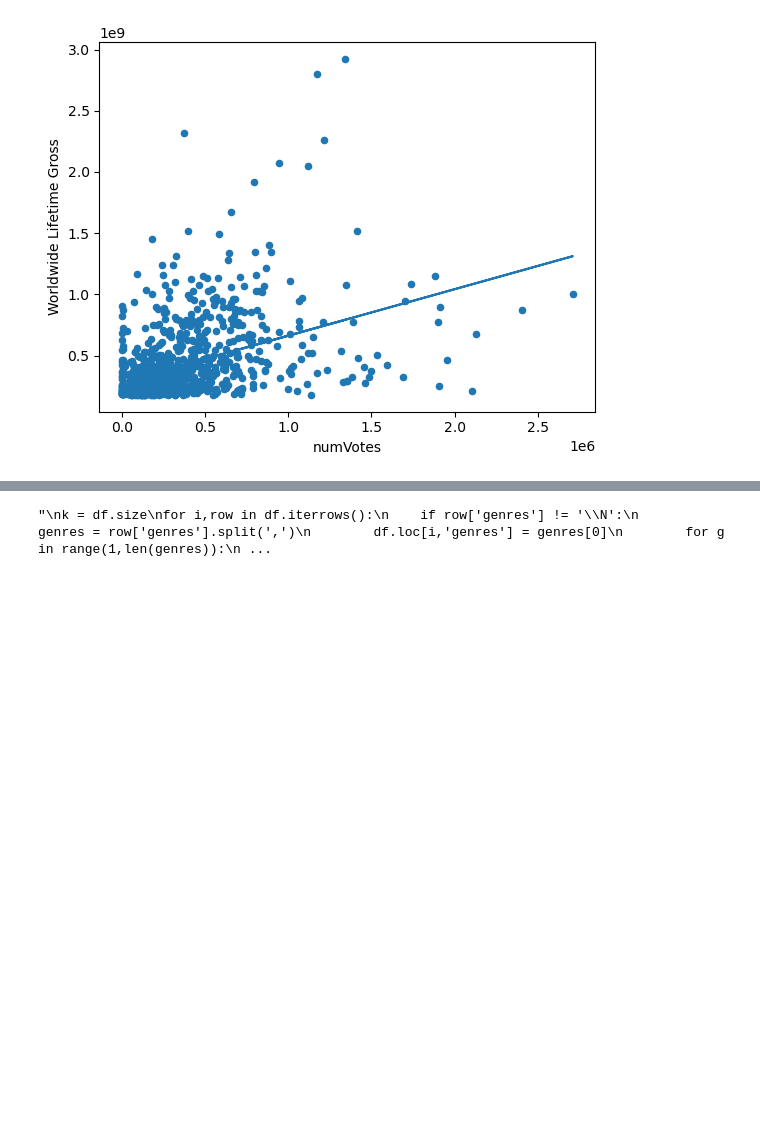
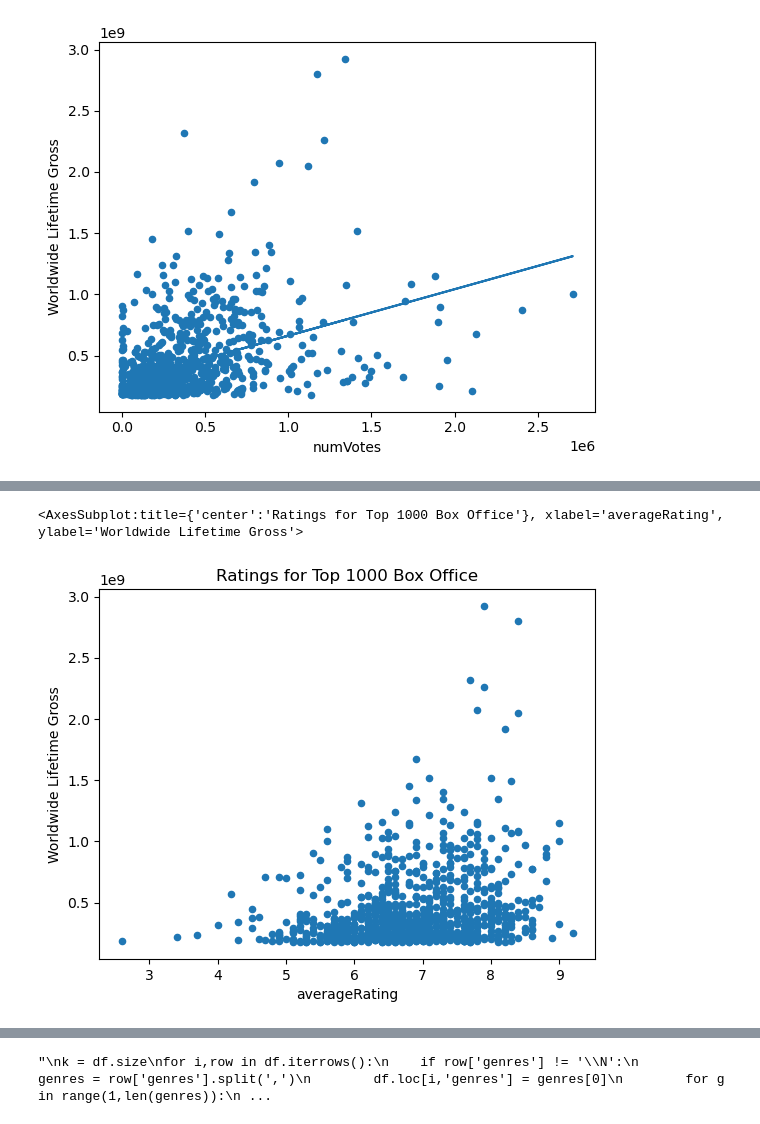
Before and after one commit to James-Trauger/James-Trauger.github.io, a Jupyter notebook: james.ipynb, the cells around one changed output, grey strips where cells are left out. Saved outputs shown, nothing was run; the diff lists cells and outputs as text; code cells hidden in the pictures; blank space fills up the shorter version.

```diff
--- a/james.ipynb
+++ b/james.ipynb
@@ -338,0 +347,5 @@ plt.scatter(preds, boxdf['residuals'])
+# %%
+boxdf.plot.scatter(x='averageRating',y='Worldwide Lifetime Gross', title='Ratings for Top 1000 Box Office')
+# %% [output]
+<AxesSubplot:title={'center':'Ratings for Top 1000 Box Office'}, xlabel='averageRating', ylabel='Worldwide Lifetime Gross'>
+[figure, added]
```
Also changed, not shown: parts of 15 cells of this notebook.
